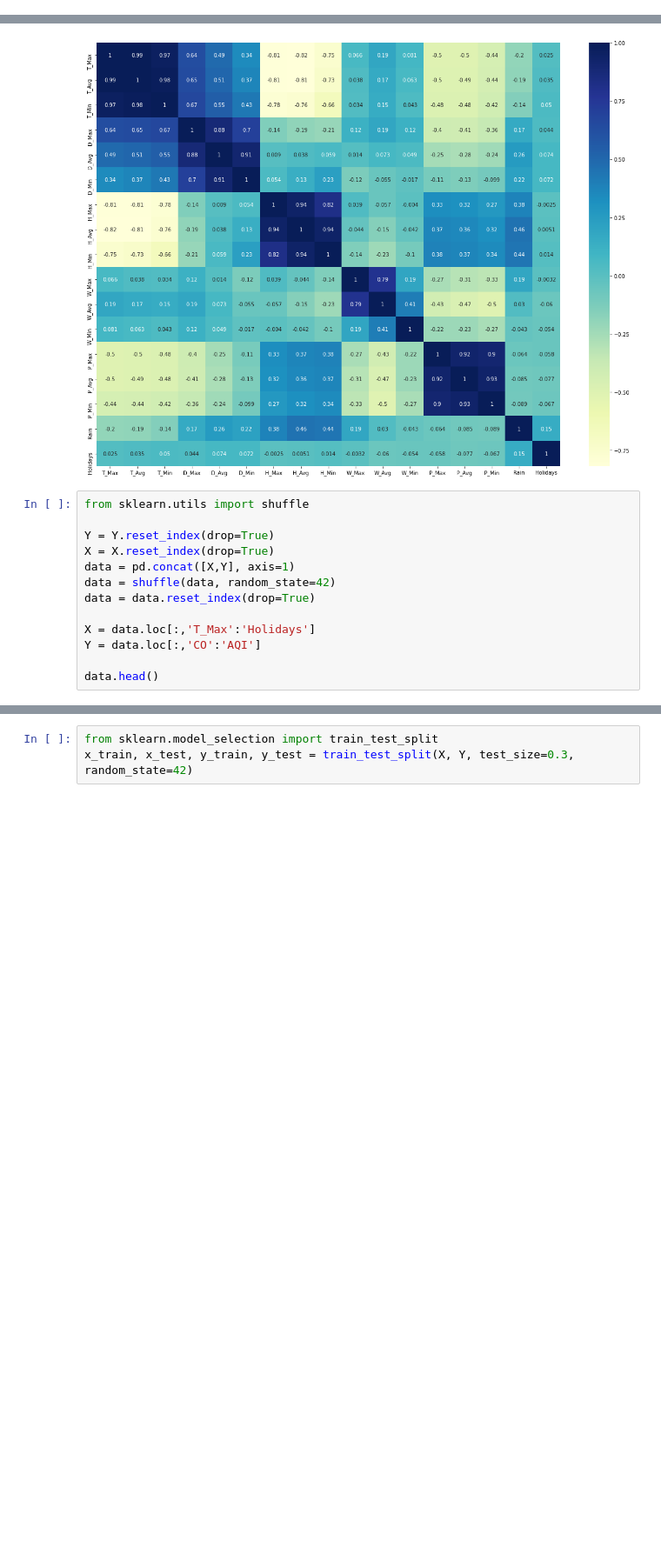
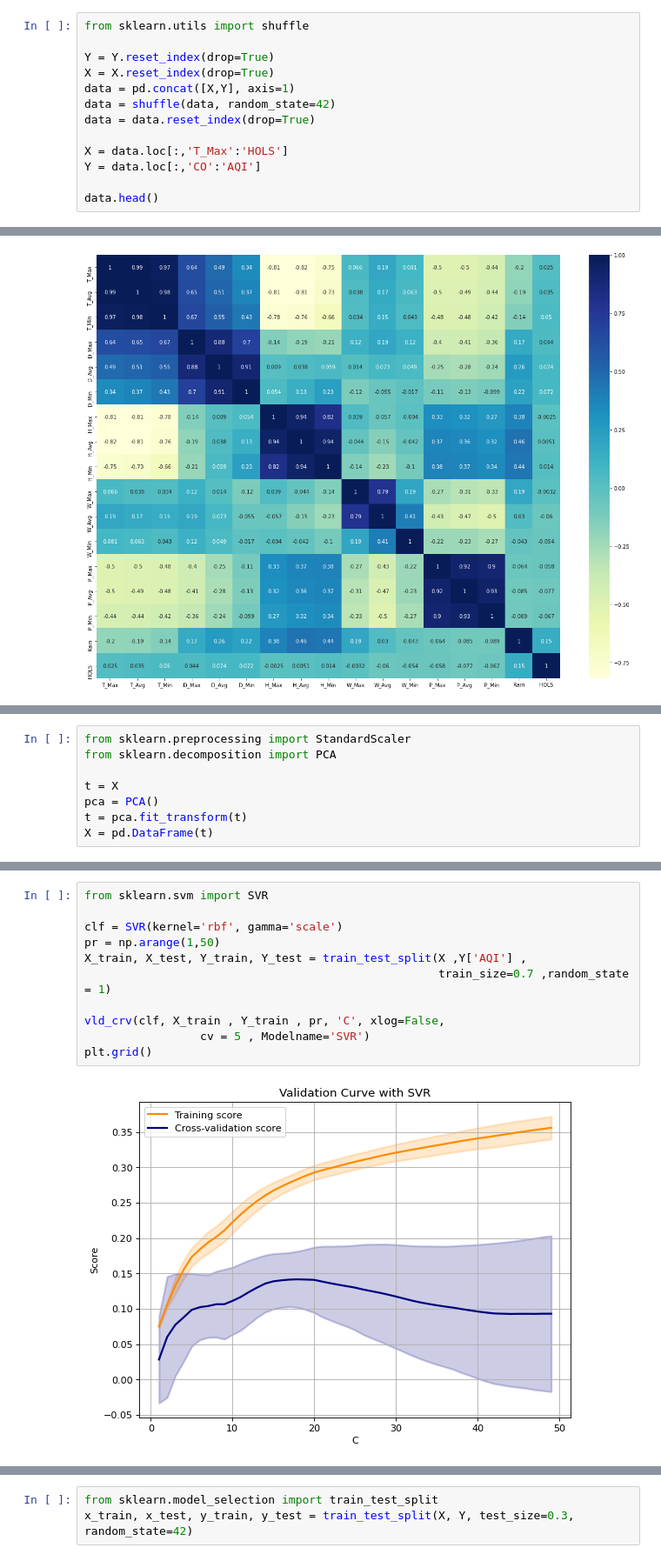
Before and after one commit to Amirosein/Tehran-Air-Quality, a Jupyter notebook: Tehran_AQI.ipynb, the cells around one changed output, grey strips where cells are left out. Shown: that part at 87% size. Drawn from its saved outputs; the diff is of its cells as text; blank space fills up the shorter version.

```diff
--- a/Tehran_AQI.ipynb
+++ b/Tehran_AQI.ipynb
@@ -82,3 +90,16 @@ Y.describe()
 | 50% | 30.000000 | 33.000000 | 77.000000 | 9.000000 | 59.000000 | 98.292545 | 99.148352 |
 | 75% | 43.000000 | 50.000000 | 98.000000 | 12.000000 | 70.000000 | 115.000000 | 116.000000 |
 | max | 106.000000 | 145.000000 | 124.000000 | 29.000000 | 164.000000 | 177.000000 | 177.000000 |
+# %%
+from sklearn.utils import shuffle
+
+Y = Y.reset_index(drop=True)
+X = X.reset_index(drop=True)
+data = pd.concat([X,Y], axis=1)
+data = shuffle(data, random_state=42)
+data = data.reset_index(drop=True)
+
+X = data.loc[:,'T_Max':'HOLS']
+Y = data.loc[:,'CO':'AQI']
+
+data.head()
@@ -88,16 +116,3 @@ sns.heatmap(X.corr(), annot = True, cmap="YlGnBu")
 # %% [output]
 <matplotlib.axes._subplots.AxesSubplot at 0x...>
 [figure]
-# %%
-from sklearn.utils import shuffle
-
-Y = Y.reset_index(drop=True)
-X = X.reset_index(drop=True)
-data = pd.concat([X,Y], axis=1)
-data = shuffle(data, random_state=42)
-data = data.reset_index(drop=True)
-
-X = data.loc[:,'T_Max':'Holidays']
-Y = data.loc[:,'CO':'AQI']
-
-data.head()
@@ -110,0 +119,8 @@ data.head()
+# %%
+from sklearn.preprocessing import StandardScaler
+from sklearn.decomposition import PCA
+
+t = X
+pca = PCA()
+t = pca.fit_transform(t)
+X = pd.DataFrame(t)
@@ -110,0 +262,13 @@ data.head()
+# %%
+from sklearn.svm import SVR
+
+clf = SVR(kernel='rbf', gamma='scale')
+pr = np.arange(1,50)
+X_train, X_test, Y_train, Y_test = train_test_split(X ,Y['AQI'] ,
+                                                    train_size=0.7 ,random_state = 1)
+
+vld_crv(clf, X_train , Y_train , pr, 'C', xlog=False,
+                 cv = 5 , Modelname='SVR')
+plt.grid()
+# %% [output]
+[figure, added]
```
Also changed, not shown: parts of 25 cells of this notebook.
